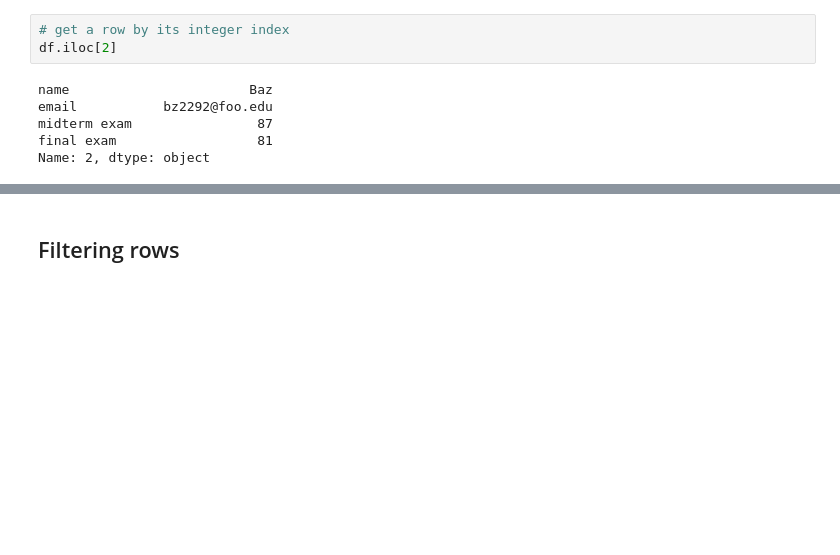
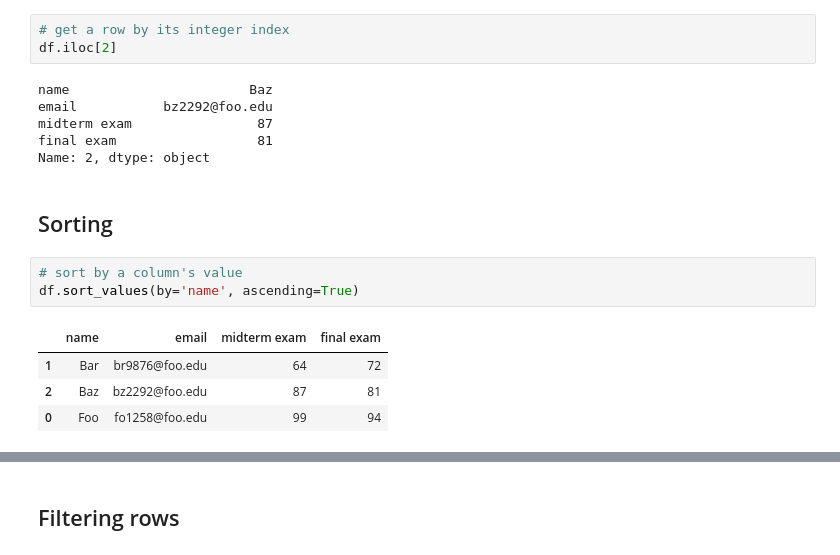
Before and after one commit to nyu-database-design/course-materials, a Jupyter notebook: docs/files/jupyter/pandas_dataframe.ipynb, the cells around one changed output, grey strips where cells are left out. Saved outputs shown, nothing was run; the diff lists cells and outputs as text; blank space fills up the shorter version.

```diff
--- a/docs/files/jupyter/pandas_dataframe.ipynb
+++ b/docs/files/jupyter/pandas_dataframe.ipynb
@@ -77,3 +77,13 @@ email           bz2292@foo.edu
 midterm exam                87
 final exam                  81
 Name: 2, dtype: object
+# %% [markdown]
+## Sorting
+# %%
+# sort by a column's value
+df.sort_values(by='name', ascending=True)
+# %% [output]
+|  | name | email | midterm exam | final exam |
+| 1 | Bar | br9876@foo.edu | 64 | 72 |
+| 2 | Baz | bz2292@foo.edu | 87 | 81 |
+| 0 | Foo | fo1258@foo.edu | 99 | 94 |
```
Also changed, not shown: parts of 5 cells of this notebook, 1 other file.
